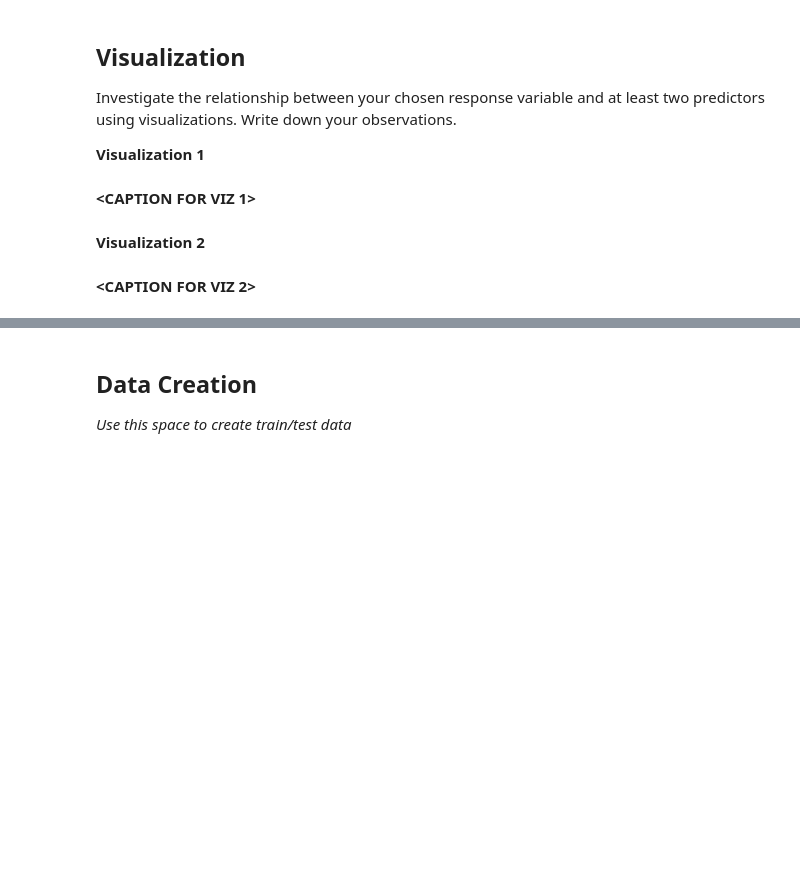
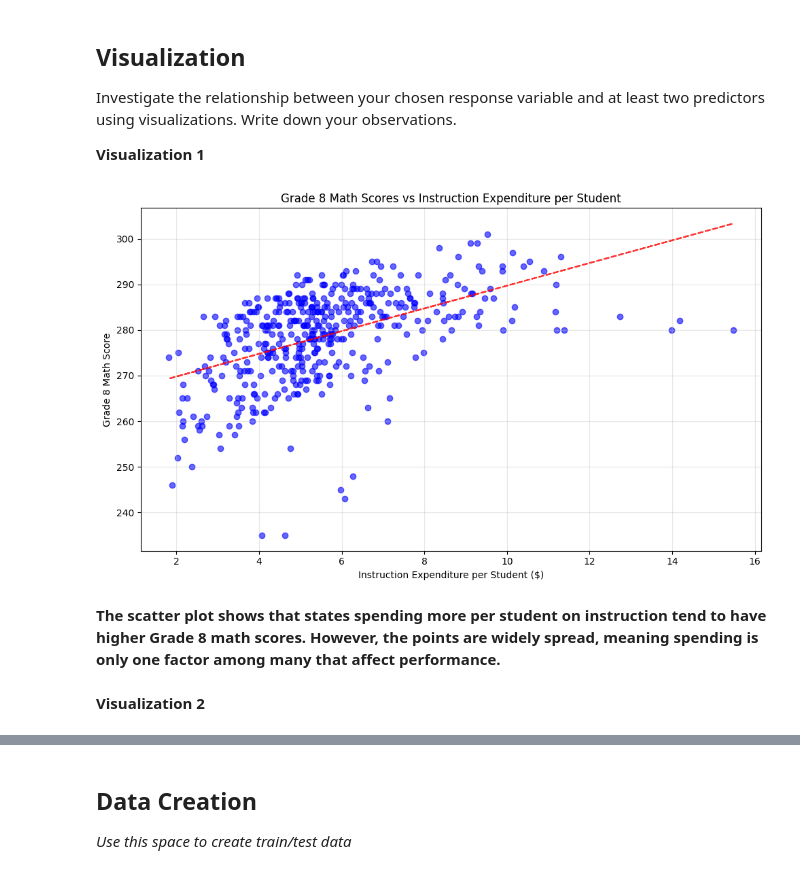
Before and after one commit to sukhmand03/MDST-Tutorial, a Jupyter notebook: tutorial1/checkpoint1.ipynb, the cells around one changed output, grey strips where cells are left out. Saved outputs shown, nothing was run; the diff lists cells and outputs as text; code cells hidden in the pictures; blank space fills up the shorter version.

```diff
--- a/tutorial1/checkpoint1.ipynb
+++ b/tutorial1/checkpoint1.ipynb
@@ -104,0 +190,17 @@ Feature engineering justification: **<BRIEFLY DESCRIBE WHY YOU MADE THE CHANGES
+# %%
+# @@@ 5
+df['INSTRUCTION_EXPENDITURE_PER_STUDENT'] = df['INSTRUCTION_EXPENDITURE'] / df['ENROLL_ALL']
+df['SUPPORT_SERVICES_EXPENDITURE_PER_STUDENT'] = df['SUPPORT_SERVICES_EXPENDITURE'] / df['ENROLL_ALL']
+df['TOTAL_EXPENDITURE_PER_STUDENT'] = df['TOTAL_EXPENDITURE'] / df['ENROLL_ALL']
+
+# Create revenue per student feature
+df['TOTAL_REVENUE_PER_STUDENT'] = df['TOTAL_REVENUE'] / df['ENROLL_ALL']
+
+# Create ratio features that might be more meaningful than absolute values
+df['INSTRUCTION_EXPENDITURE_RATIO'] = df['INSTRUCTION_EXPENDITURE'] / df['TOTAL_EXPENDITURE']
+df['SUPPORT_SERVICES_EXPENDITURE_RATIO'] = df['SUPPORT_SERVICES_EXPENDITURE'] / df['TOTAL_EXPENDITURE']
+
+# Create enrollment size categories (small, medium, large)
+df['ENROLLMENT_SIZE'] = pd.cut(df['ENROLL_ALL'],
+                               bins=[0, 500000, 1000000, float('inf')],
+                               labels=['Small', 'Medium', 'Large'])
@@ -113,4 +215,24 @@ Investigate the relationship between your chosen response variable and at least
-# %% [markdown]
-**<CAPTION FOR VIZ 1>**
+# %%
+# @@@ 6
+plt.figure(figsize=(10, 6))
+plt.scatter(df['INSTRUCTION_EXPENDITURE_PER_STUDENT'], df['AVG_MATH_8_SCORE'], alpha=0.6, color='blue')
+plt.xlabel('Instruction Expenditure per Student ($)')
+plt.ylabel('Grade 8 Math Score')
+plt.title('Grade 8 Math Scores vs Instruction Expenditure per Student')
+plt.grid(True, alpha=0.3)
+
+# Add trend line
+z = np.polyfit(df['INSTRUCTION_EXPENDITURE_PER_STUDENT'].dropna(),
+               df.loc[df['INSTRUCTION_EXPENDITURE_PER_STUDENT'].dropna().index, 'AVG_MATH_8_SCORE'], 1)
+p = np.poly1d(z)
+plt.plot(df['INSTRUCTION_EXPENDITURE_PER_STUDENT'].dropna(),
+         p(df['INSTRUCTION_EXPENDITURE_PER_STUDENT'].dropna()), "r--", alpha=0.8)
+
+plt.tight_layout()
+plt.show()
+# %% [output]
+[figure, added]
+# %% [markdown]
+**The scatter plot shows that states spending more per student on instruction tend to have higher Grade 8 math scores. However, the points are widely spread, meaning spending is only one factor among many that affect performance.**
 # %% [markdown]
 **Visualization 2**
@@ -119,2 +238,0 @@ Investigate the relationship between your chosen response variable and at least
-# %% [markdown]
-**<CAPTION FOR VIZ 2>**
```
Also changed, not shown: parts of 26 cells of this notebook, 1 other file.
